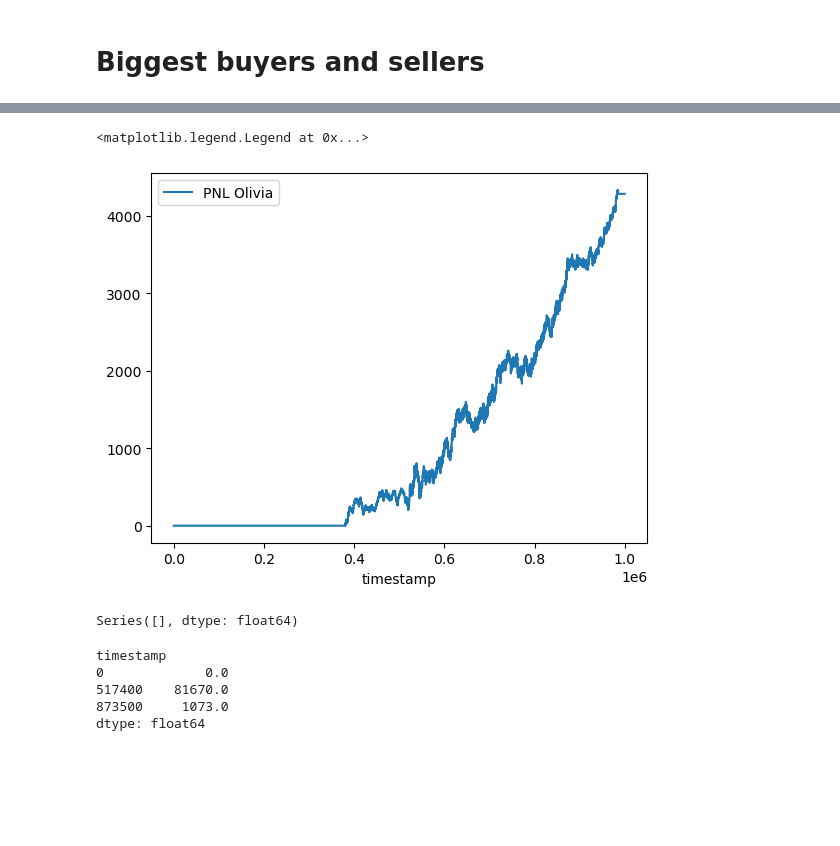
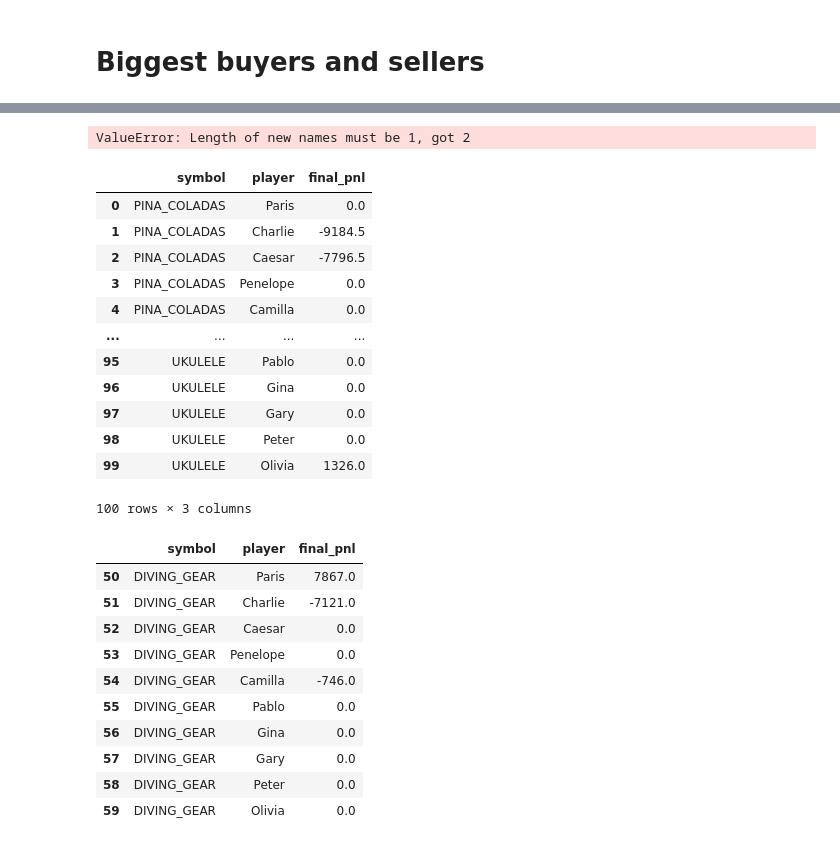
Before and after one commit to nicolassinott/IMC_Prosperity, a Jupyter notebook: notebooks/08-round5-eda.ipynb, the cells around one changed output, grey strips where cells are left out. Saved outputs shown, nothing was run; the diff lists cells and outputs as text; code cells hidden in the pictures; blank space fills up the shorter version.

```diff
--- a/notebooks/08-round5-eda.ipynb
+++ b/notebooks/08-round5-eda.ipynb
@@ -231,2 +222,2 @@ for symbol in prices_dict.keys():
 # %%
-pd.DataFrame(pnl)
+pnl_per_product = pd.DataFrame(pnl)
@@ -265,20 +224,37 @@ player_sells['Olivia']
-# %%
-pnl["Olivia"].plot(
-    label = "PNL Olivia"
-)
-plt.legend()
-# %% [output]
-<matplotlib.legend.Legend at 0x...>
-[figure, removed]
-# %%
-cash[cash.index.duplicated(keep='last')]
-# %% [output]
-Series([], dtype: float64)
-# %%
-cash.drop_duplicates()
-# %% [output]
-timestamp
-0             0.0
-517400    81670.0
-873500     1073.0
-dtype: float64
+# %%
+final_pnl_df = pnl_per_product.iloc[-1]\
+    .rename_axis(["symbol", "player"])\
+    .rename("final_pnl")\
+    .reset_index()
+# %% [output]
+ValueError: Length of new names must be 1, got 2
+# %%
+final_pnl_df
+# %% [output]
+|  | symbol | player | final_pnl |
+| 0 | PINA_COLADAS | Paris | 0.0 |
+| 1 | PINA_COLADAS | Charlie | -9184.5 |
+| 2 | PINA_COLADAS | Caesar | -7796.5 |
+| 3 | PINA_COLADAS | Penelope | 0.0 |
+| 4 | PINA_COLADAS | Camilla | 0.0 |
+| ... | ... | ... | ... |
+| 95 | UKULELE | Pablo | 0.0 |
+| 96 | UKULELE | Gina | 0.0 |
+| 97 | UKULELE | Gary | 0.0 |
+| 98 | UKULELE | Peter | 0.0 |
+| 99 | UKULELE | Olivia | 1326.0 |
+100 rows × 3 columns
+# %%
+final_pnl_df.query("symbol == 'DIVING_GEAR'")
+# %% [output]
+|  | symbol | player | final_pnl |
+| 50 | DIVING_GEAR | Paris | 7867.0 |
+| 51 | DIVING_GEAR | Charlie | -7121.0 |
+| 52 | DIVING_GEAR | Caesar | 0.0 |
+| 53 | DIVING_GEAR | Penelope | 0.0 |
+| 54 | DIVING_GEAR | Camilla | -746.0 |
+| 55 | DIVING_GEAR | Pablo | 0.0 |
+| 56 | DIVING_GEAR | Gina | 0.0 |
+| 57 | DIVING_GEAR | Gary | 0.0 |
+| 58 | DIVING_GEAR | Peter | 0.0 |
+| 59 | DIVING_GEAR | Olivia | 0.0 |
```
Also changed, not shown: parts of 22 cells of this notebook, 1 other file.
